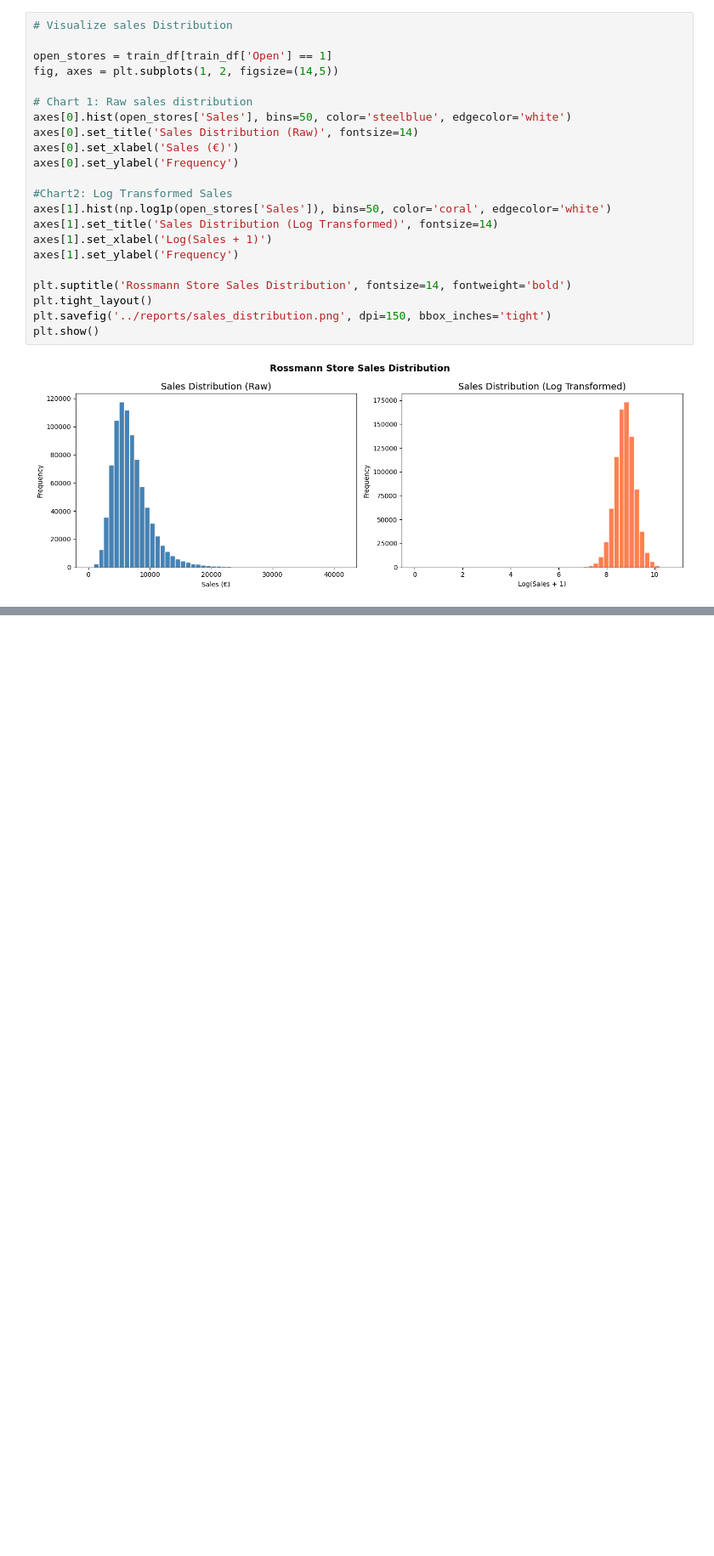
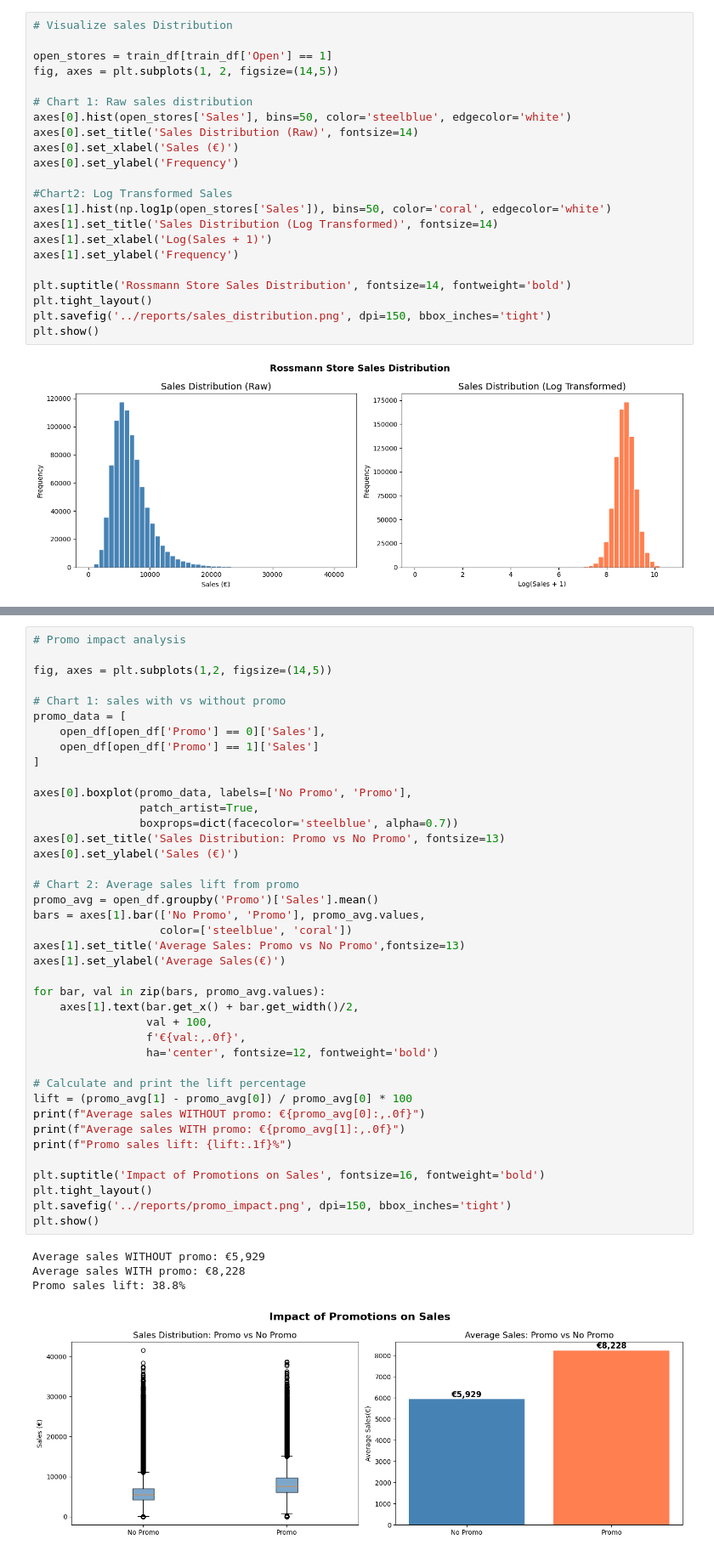
Before and after one commit to Vaishnav-Nair/retail-demand-forecasting, a Jupyter notebook: notebooks/01_data_exploration.ipynb, the cells around one changed output, grey strips where cells are left out. Shown at 85% size. Cells and saved outputs as stored; diff of their text form; blank space fills up the shorter version.

```diff
--- a/notebooks/01_data_exploration.ipynb
+++ b/notebooks/01_data_exploration.ipynb
@@ -132,0 +172,45 @@ plt.show()
+# %%
+# Promo impact analysis
+
+fig, axes = plt.subplots(1,2, figsize=(14,5))
+
+# Chart 1: sales with vs without promo
+promo_data = [
+    open_df[open_df['Promo'] == 0]['Sales'],
+    open_df[open_df['Promo'] == 1]['Sales']
+]
+
+axes[0].boxplot(promo_data, labels=['No Promo', 'Promo'],
+                patch_artist=True,
+                boxprops=dict(facecolor='steelblue', alpha=0.7))
+axes[0].set_title('Sales Distribution: Promo vs No Promo', fontsize=13)
+axes[0].set_ylabel('Sales (€)')
+
+# Chart 2: Average sales lift from promo
+promo_avg = open_df.groupby('Promo')['Sales'].mean()
+bars = axes[1].bar(['No Promo', 'Promo'], promo_avg.values,
+                   color=['steelblue', 'coral'])
+axes[1].set_title('Average Sales: Promo vs No Promo',fontsize=13)
+axes[1].set_ylabel('Average Sales(€)')
+
+for bar, val in zip(bars, promo_avg.values):
+    axes[1].text(bar.get_x() + bar.get_width()/2,
+                 val + 100,
+                 f'€{val:,.0f}',
+                 ha='center', fontsize=12, fontweight='bold')
+
+# Calculate and print the lift percentage
+lift = (promo_avg[1] - promo_avg[0]) / promo_avg[0] * 100
+print(f"Average sales WITHOUT promo: €{promo_avg[0]:,.0f}")
+print(f"Average sales WITH promo: €{promo_avg[1]:,.0f}")
+print(f"Promo sales lift: {lift:.1f}%")
+
+plt.suptitle('Impact of Promotions on Sales', fontsize=16, fontweight='bold')
+plt.tight_layout()
+plt.savefig('../reports/promo_impact.png', dpi=150, bbox_inches='tight')
+plt.show()
+# %% [output]
+Average sales WITHOUT promo: €5,929
+Average sales WITH promo: €8,228
+Promo sales lift: 38.8%
+[figure, added]
```
Also changed, not shown: parts of 1 cell of this notebook, 3 other files.
